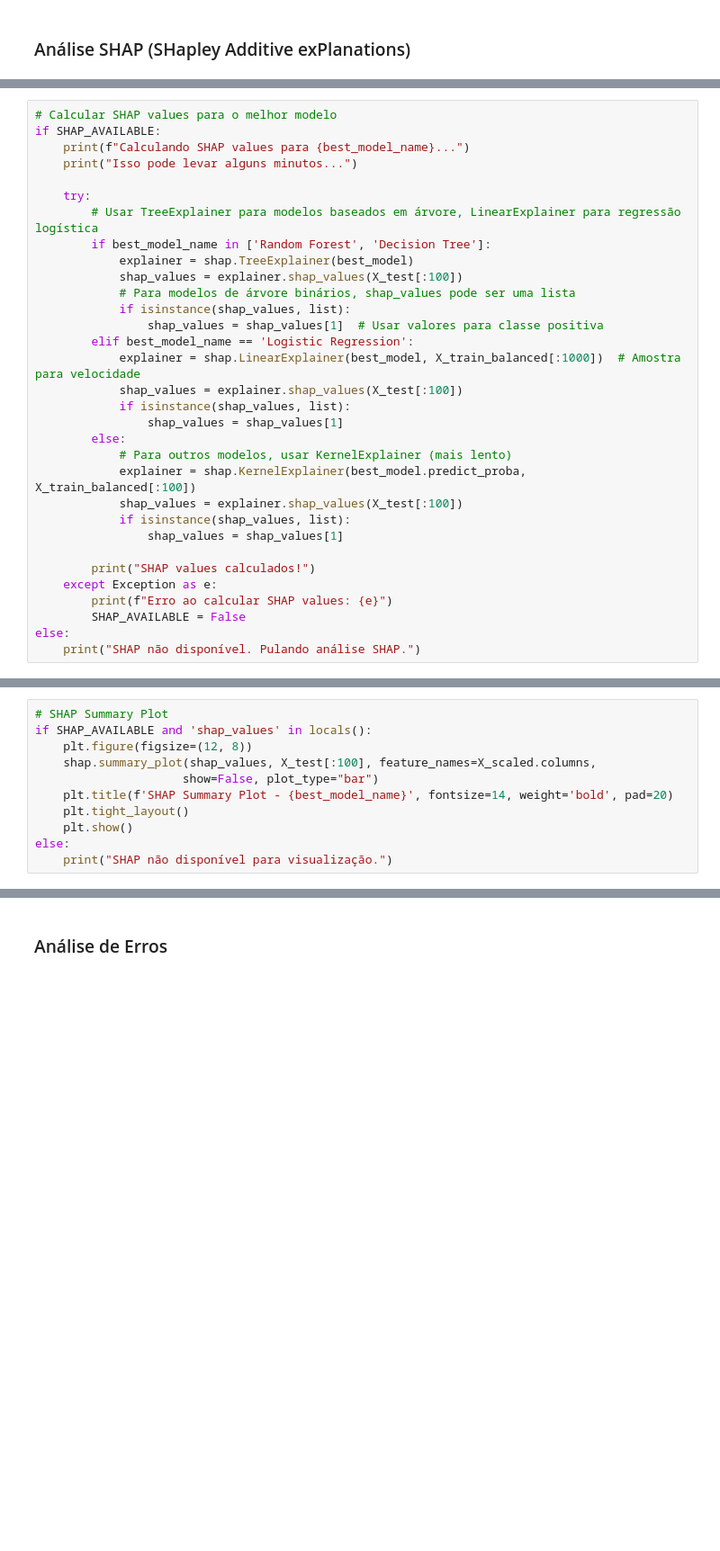
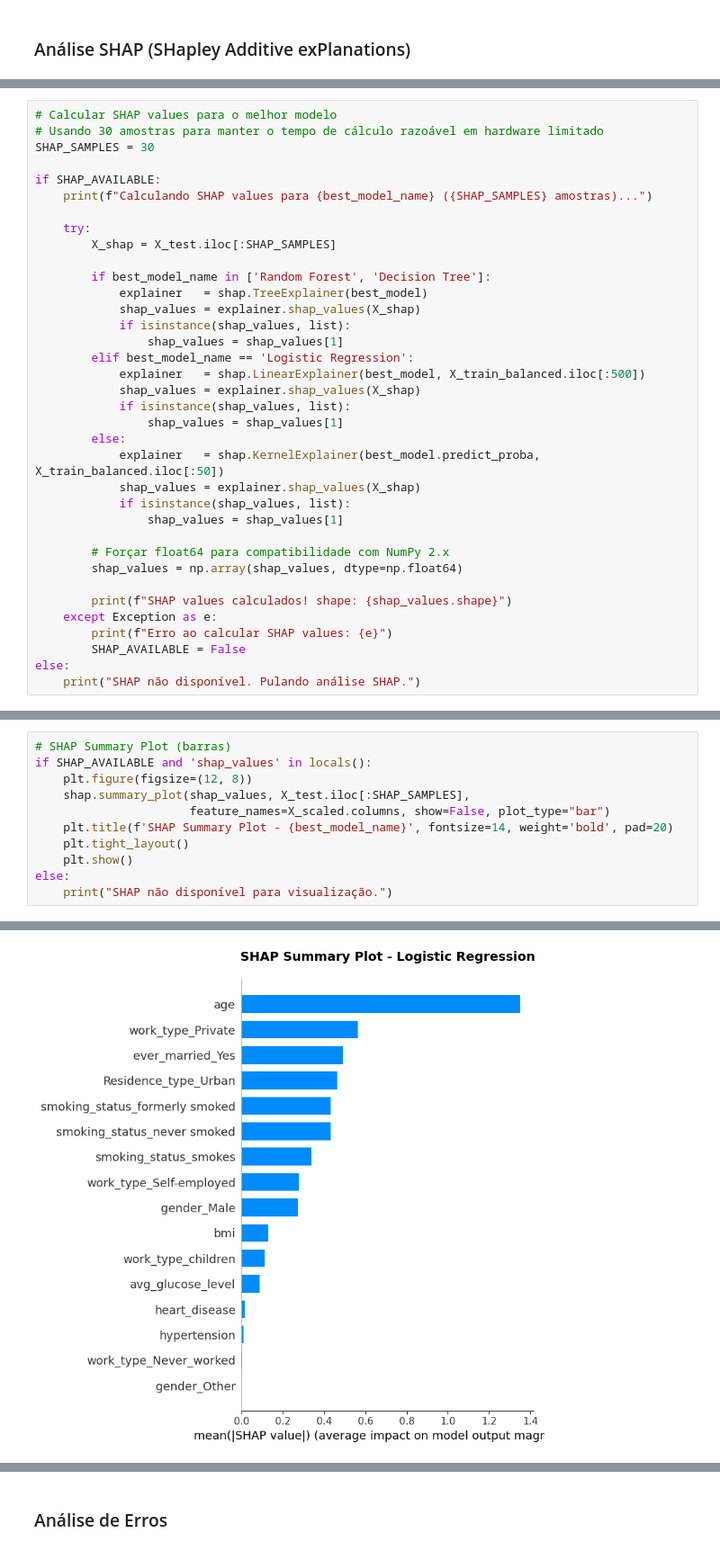
Before and after one commit to gabrielfgt/tech-chalenge-fase1, a Jupyter notebook: main.ipynb, the cells around one changed output, grey strips where cells are left out. Shown at 90% size. Cells and saved outputs as stored; diff of their text form; blank space fills up the shorter version.

```diff
--- a/main.ipynb
+++ b/main.ipynb
@@ -952,30 +1331,34 @@ SHAP não disponível. Execute: pip install shap
 # %%
 # Calcular SHAP values para o melhor modelo
+# Usando 30 amostras para manter o tempo de cálculo razoável em hardware limitado
+SHAP_SAMPLES = 30
+
 if SHAP_AVAILABLE:
-    print(f"Calculando SHAP values para {best_model_name}...")
-    print("Isso pode levar alguns minutos...")
+    print(f"Calculando SHAP values para {best_model_name} ({SHAP_SAMPLES} amostras)...")
 
     try:
-        # Usar TreeExplainer para modelos baseados em árvore, LinearExplainer para regressão logística
+        X_shap = X_test.iloc[:SHAP_SAMPLES]
+
         if best_model_name in ['Random Forest', 'Decision Tree']:
-            explainer = shap.TreeExplainer(best_model)
-            shap_values = explainer.shap_values(X_test[:100])
-            # Para modelos de árvore binários, shap_values pode ser uma lista
+            explainer   = shap.TreeExplainer(best_model)
+            shap_values = explainer.shap_values(X_shap)
             if isinstance(shap_values, list):
-                shap_values = shap_values[1]  # Usar valores para classe positiva
+                shap_values = shap_values[1]
         elif best_model_name == 'Logistic Regression':
-            explainer = shap.LinearExplainer(best_model, X_train_balanced[:1000])  # Amostra para velocidade
-            shap_values = explainer.shap_values(X_test[:100])
+            explainer   = shap.LinearExplainer(best_model, X_train_balanced.iloc[:500])
+            shap_values = explainer.shap_values(X_shap)
             if isinstance(shap_values, list):
                 shap_values = shap_values[1]
         else:
-            # Para outros modelos, usar KernelExplainer (mais lento)
-            explainer = shap.KernelExplainer(best_model.predict_proba, X_train_balanced[:100])
-            shap_values = explainer.shap_values(X_test[:100])
+            explainer   = shap.KernelExplainer(best_model.predict_proba, X_train_balanced.iloc[:50])
+            shap_values = explainer.shap_values(X_shap)
             if isinstance(shap_values, list):
                 shap_values = shap_values[1]
 
-        print("SHAP values calculados!")
+        # Forçar float64 para compatibilidade com NumPy 2.x
+        shap_values = np.array(shap_values, dtype=np.float64)
+
+        print(f"SHAP values calculados! shape: {shap_values.shape}")
     except Exception as e:
         print(f"Erro ao calcular SHAP values: {e}")
         SHAP_AVAILABLE = False
@@ -986,9 +1370,9 @@ SHAP não disponível. Pulando análise SHAP.
 # %%
-# SHAP Summary Plot
+# SHAP Summary Plot (barras)
 if SHAP_AVAILABLE and 'shap_values' in locals():
     plt.figure(figsize=(12, 8))
-    shap.summary_plot(shap_values, X_test[:100], feature_names=X_scaled.columns,
-                     show=False, plot_type="bar")
+    shap.summary_plot(shap_values, X_test.iloc[:SHAP_SAMPLES],
+                      feature_names=X_scaled.columns, show=False, plot_type="bar")
     plt.title(f'SHAP Summary Plot - {best_model_name}', fontsize=14, weight='bold', pad=20)
     plt.tight_layout()
     plt.show()
@@ -999 +1382,2 @@ SHAP não disponível para visualização.
+[figure, added]
 # %%
```
Also changed, not shown: parts of 28 cells of this notebook, 2 other files.
